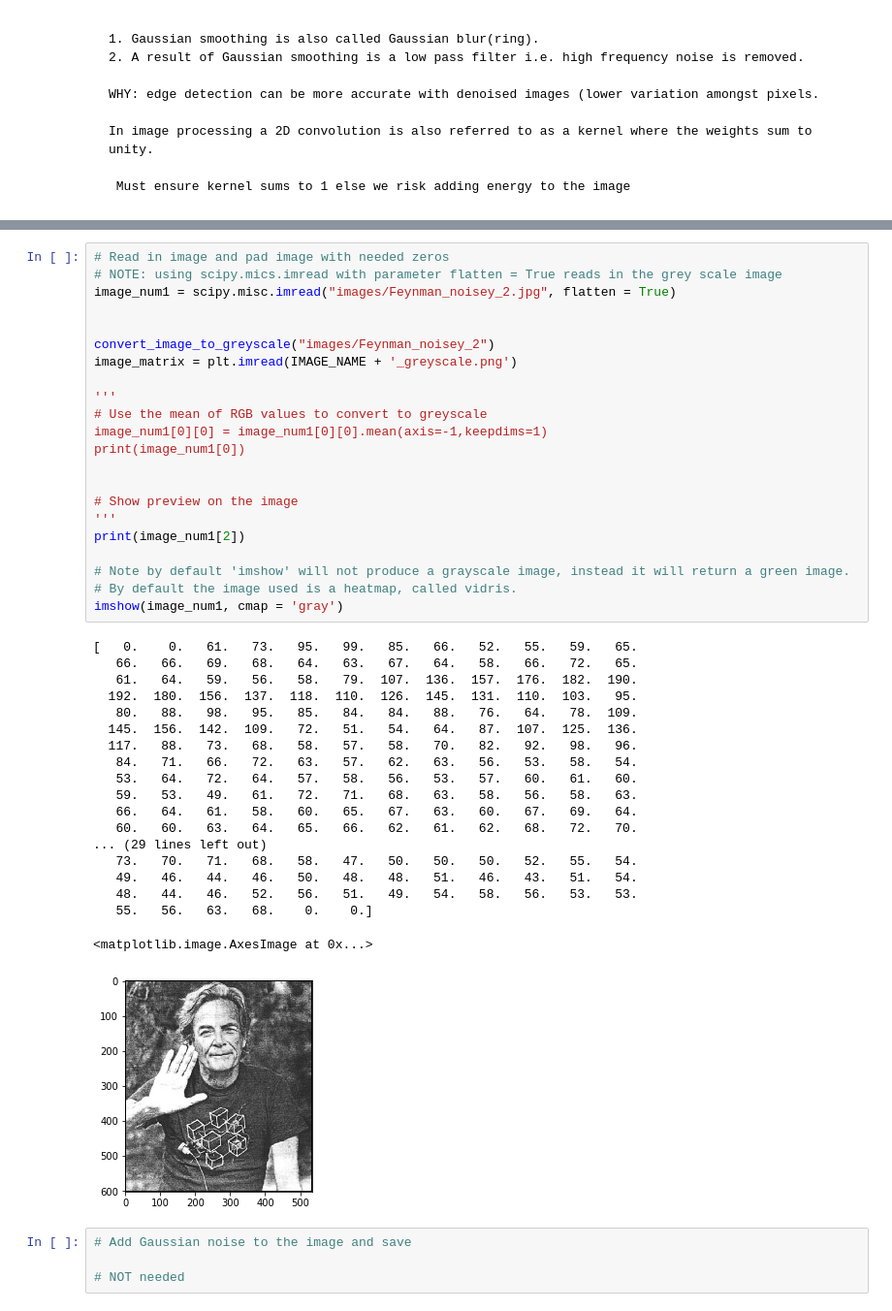
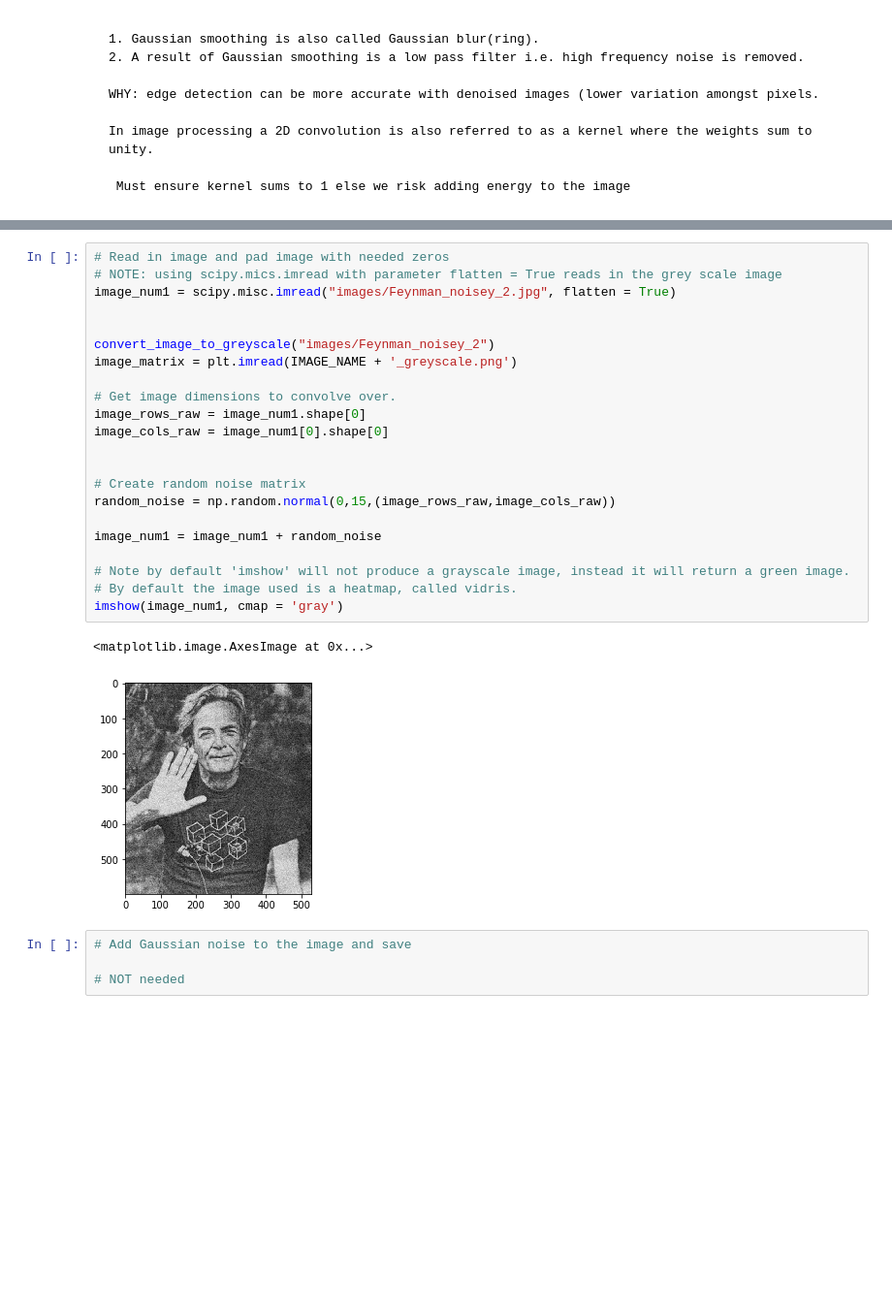
Before and after one commit to jackleekopij/Signal_processing, a Jupyter notebook: Gaussian kernel smoothing.ipynb, the cells around one changed output, grey strips where cells are left out. Shown: that part at 97% size. Saved outputs shown, nothing was run; the diff lists cells and outputs as text; blank space fills up the shorter version.

```diff
--- a/Gaussian kernel smoothing.ipynb
+++ b/Gaussian kernel smoothing.ipynb
@@ -183,45 +192,28 @@ def reduce_dimensions_rgb_to_grayscale(image):
 # %%
 # Read in image and pad image with needed zeros
 # NOTE: using scipy.mics.imread with parameter flatten = True reads in the grey scale image
 image_num1 = scipy.misc.imread("images/Feynman_noisey_2.jpg", flatten = True)
 
 
 convert_image_to_greyscale("images/Feynman_noisey_2")
 image_matrix = plt.imread(IMAGE_NAME + '_greyscale.png')
 
-'''
-# Use the mean of RGB values to convert to greyscale
-image_num1[0][0] = image_num1[0][0].mean(axis=-1,keepdims=1)
-print(image_num1[0])
+# Get image dimensions to convolve over.
+image_rows_raw = image_num1.shape[0]
+image_cols_raw = image_num1[0].shape[0]
 
 
-# Show preview on the image
-'''
-print(image_num1[2])
+# Create random noise matrix
+random_noise = np.random.normal(0,15,(image_rows_raw,image_cols_raw))
+
+image_num1 = image_num1 + random_noise
 
 # Note by default 'imshow' will not produce a grayscale image, instead it will return a green image.
 # By default the image used is a heatmap, called vidris.
 imshow(image_num1, cmap = 'gray')
 # %% [output]
-[   0.    0.   61.   73.   95.   99.   85.   66.   52.   55.   59.   65.
-   66.   66.   69.   68.   64.   63.   67.   64.   58.   66.   72.   65.
-   61.   64.   59.   56.   58.   79.  107.  136.  157.  176.  182.  190.
-  192.  180.  156.  137.  118.  110.  126.  145.  131.  110.  103.   95.
-   80.   88.   98.   95.   85.   84.   84.   88.   76.   64.   78.  109.
-  145.  156.  142.  109.   72.   51.   54.   64.   87.  107.  125.  136.
-  117.   88.   73.   68.   58.   57.   58.   70.   82.   92.   98.   96.
-   84.   71.   66.   72.   63.   57.   62.   63.   56.   53.   58.   54.
-   53.   64.   72.   64.   57.   58.   56.   53.   57.   60.   61.   60.
-   59.   53.   49.   61.   72.   71.   68.   63.   58.   56.   58.   63.
-   66.   64.   61.   58.   60.   65.   67.   63.   60.   67.   69.   64.
-   60.   60.   63.   64.   65.   66.   62.   61.   62.   68.   72.   70.
-... (29 lines left out)
-   73.   70.   71.   68.   58.   47.   50.   50.   50.   52.   55.   54.
-   49.   46.   44.   46.   50.   48.   48.   51.   46.   43.   51.   54.
-   48.   44.   46.   52.   56.   51.   49.   54.   58.   56.   53.   53.
-   55.   56.   63.   68.    0.    0.]
+<matplotlib.image.AxesImage at 0x...>
-<matplotlib.image.AxesImage at 0x...>
-[figure, old version]
+[figure, new version]
 # %%
 # Add Gaussian noise to the image and save
 
```
Also changed, not shown: parts of 7 cells of this notebook.
